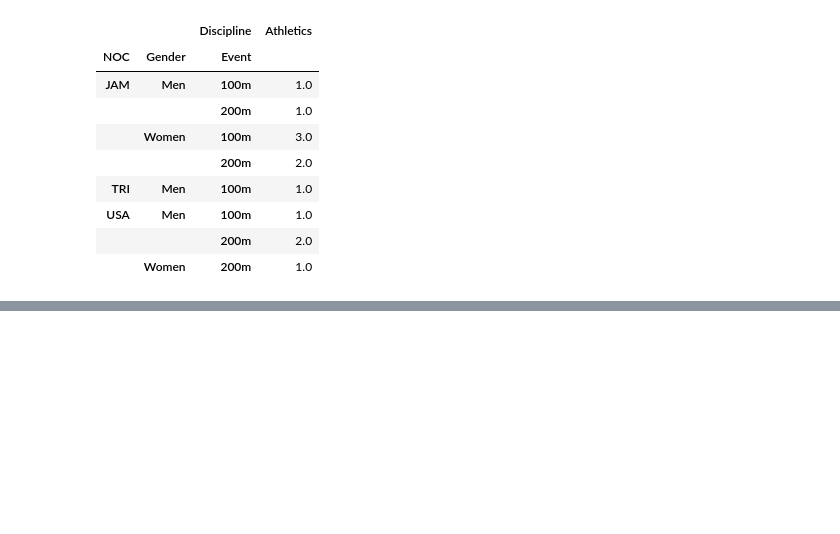
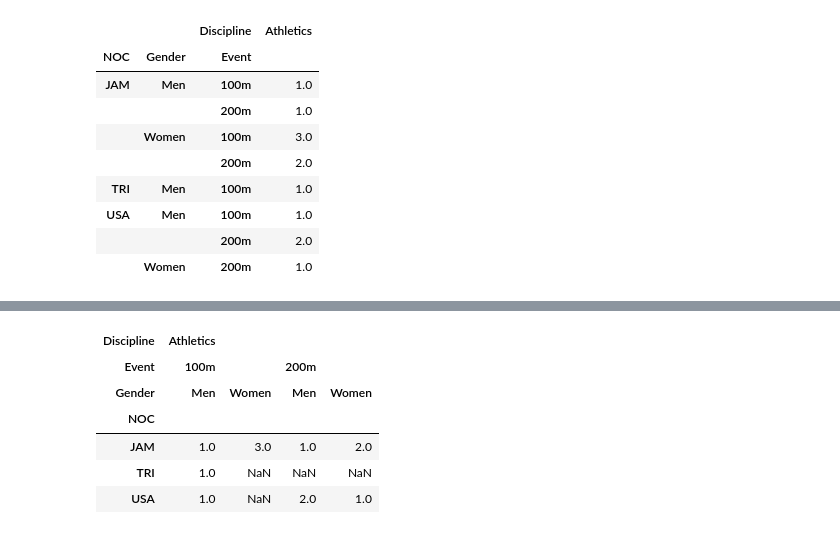
Before and after one commit to dbasdanis/python_practice, a Jupyter notebook: pandas/pandas_doc.ipynb, the cells around one changed output, grey strips where cells are left out. Saved outputs shown, nothing was run; the diff lists cells and outputs as text; code cells hidden in the pictures; blank space fills up the shorter version.

Commit message:
feat: add unstack functionality

```diff
--- a/pandas/pandas_doc.ipynb
+++ b/pandas/pandas_doc.ipynb
@@ -1112,0 +1126,10 @@ df.stack('Event')
+# %%
+df.unstack()
+# %% [output]
+| Discipline | Athletics |  |  |  |
+| Event | 100m |  | 200m |  |
+| Gender | Men | Women | Men | Women |
+| NOC |  |  |  |  |
+| JAM | 1.0 | 3.0 | 1.0 | 2.0 |
+| TRI | 1.0 | NaN | NaN | NaN |
+| USA | 1.0 | NaN | 2.0 | 1.0 |
```
Also changed, not shown: parts of 3 cells of this notebook.
